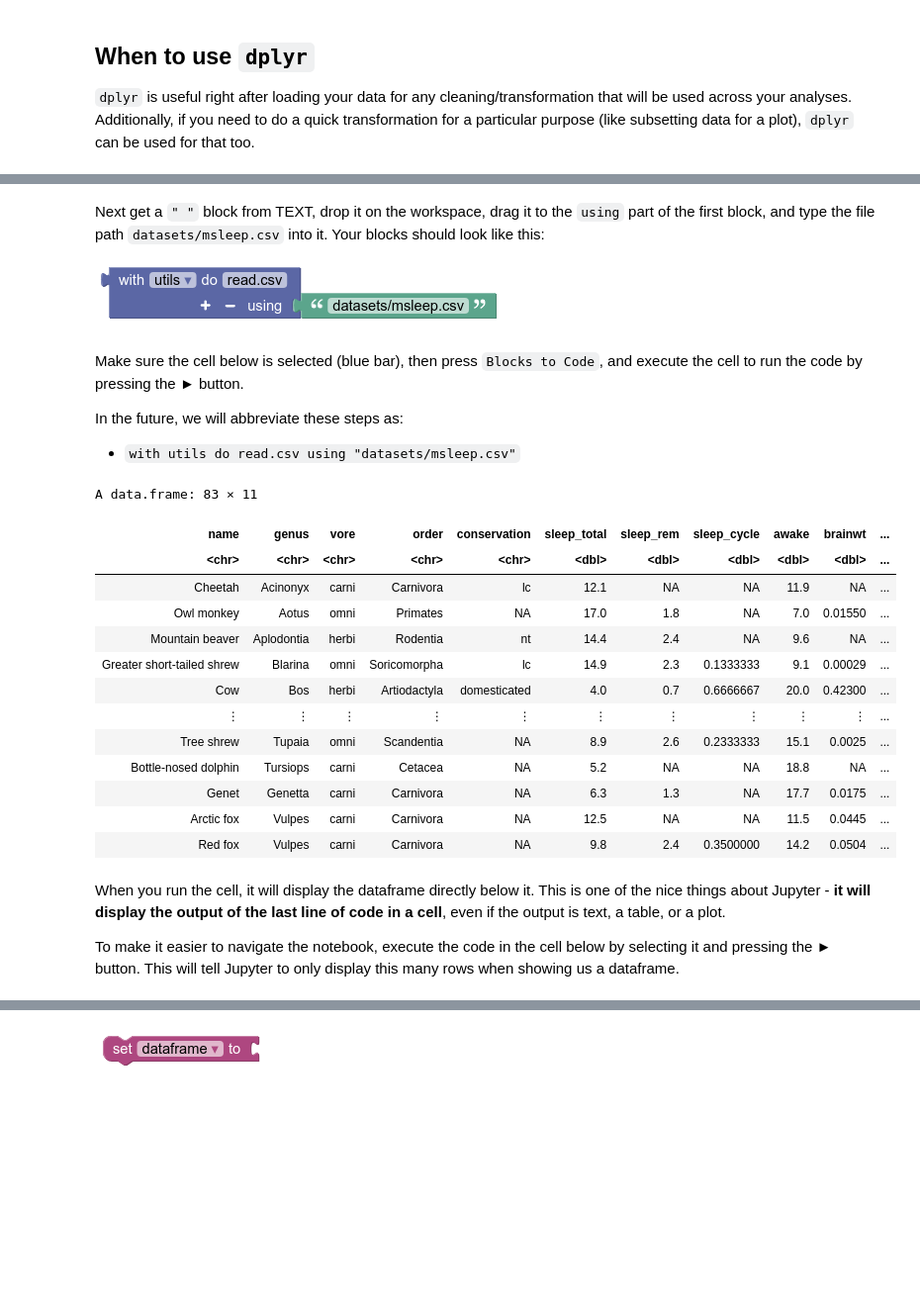
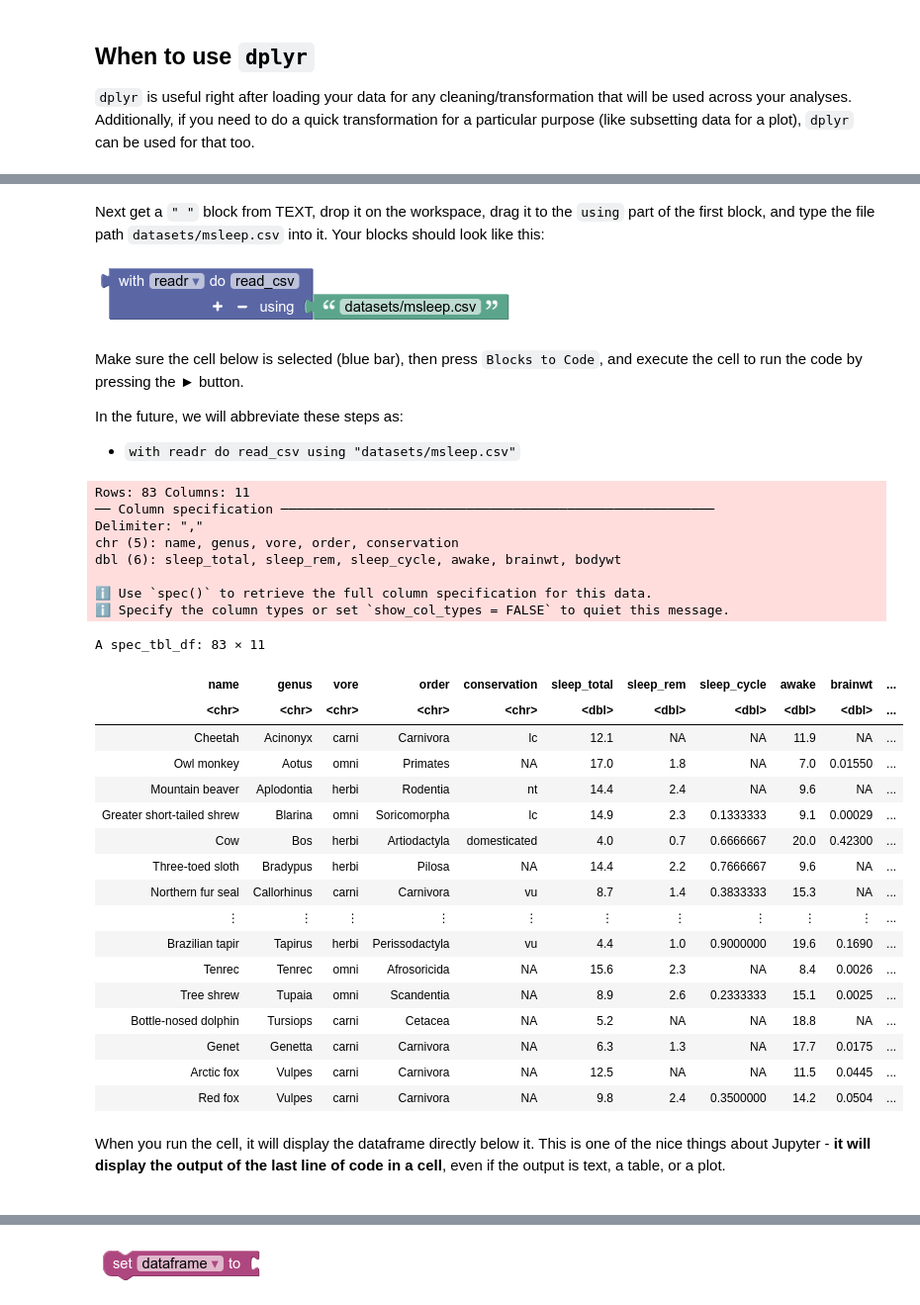
Before and after one commit to memphis-iis/datawhys-content-dplyr, a Jupyter notebook: 2022-04-03-dplyr-intro.ipynb, the cells around one changed output, grey strips where cells are left out. Shown at 99% size. Cells and saved outputs as stored; diff of their text form; code cells hidden in the pictures; blank space fills up the shorter version.

```diff
--- a/2022-04-03-dplyr-intro.ipynb
+++ b/2022-04-03-dplyr-intro.ipynb
@@ -103,27 +102,39 @@ You can do this by scrolling the dropdown, or more usefully, typing part of `rea
 Next get a `" "` block from TEXT, drop it on the workspace, drag it to the `using` part of the first block, and type the file path `datasets/msleep.csv` into it.
 Your blocks should look like this:
 
-![image.png](attachment:image.png-old)
+![image.png](attachment:image.png-new)
 # %% [markdown]
 Make sure the cell below is selected (blue bar), then press `Blocks to Code`, and execute the cell to run the code by pressing the &#9658; button.
 
 In the future, we will abbreviate these steps as:
 
-- `with utils do read.csv using "datasets/msleep.csv"`
+- `with readr do read_csv using "datasets/msleep.csv"`
 # %%
-utils::read.csv("datasets/msleep.csv")
+readr::read_csv("datasets/msleep.csv")
 
-#<xml xmlns="https://developers.google.com/blockly/xml"><variables><variable id=",l;b+;`IzL7CWV:W6HsG">utils</variable></variables><block type="varDoMethod_R" id="XNI^(DyMp5}BPP9ki@n|" x="8" y="176"><mutation items="1"></mutation><field name="VAR" id=",l;b+;`IzL7CWV:W6HsG">utils</field><field name="MEMBER">read.csv</field><data>utils:read.csv</data><value name="ADD0"><block type="text" id="`DTe*W-(}K0jv_r9_AbT"><field name="TEXT">datasets/msleep.csv</field></block></value></block></xml>
+#<xml xmlns="https://developers.google.com/blockly/xml"><variables><variable id="UIZxw)6V7%!0#Y![uLno">readr</variable></variables><block type="varDoMethod_R" id="_%E:|th}{Rpx?VB?G.hw" x="79" y="156"><mutation items="1"></mutation><field name="VAR" id="UIZxw)6V7%!0#Y![uLno">readr</field><field name="MEMBER">read_csv</field><data>readr:read_csv</data><value name="ADD0"><block type="text" id="(}zjrY3t_ZhQqMv)h-e8"><field name="TEXT">datasets/msleep.csv</field></block></value></block></xml>
 # %% [output]
-A data.frame: 83 × 11
+Rows: 83 Columns: 11
+── Column specification ────────────────────────────────────────────────────────
+Delimiter: ","
+chr (5): name, genus, vore, order, conservation
+dbl (6): sleep_total, sleep_rem, sleep_cycle, awake, brainwt, bodywt
+
+ℹ Use `spec()` to retrieve the full column specification for this data.
+ℹ Specify the column types or set `show_col_types = FALSE` to quiet this message.
+A spec_tbl_df: 83 × 11
 | name | genus | vore | order | conservation | sleep_total | sleep_rem | sleep_cycle | awake | brainwt | ... |
 | <chr> | <chr> | <chr> | <chr> | <chr> | <dbl> | <dbl> | <dbl> | <dbl> | <dbl> | ... |
 | Cheetah | Acinonyx | carni | Carnivora | lc | 12.1 | NA | NA | 11.9 | NA | ... |
 | Owl monkey | Aotus | omni | Primates | NA | 17.0 | 1.8 | NA | 7.0 | 0.01550 | ... |
 | Mountain beaver | Aplodontia | herbi | Rodentia | nt | 14.4 | 2.4 | NA | 9.6 | NA | ... |
 | Greater short-tailed shrew | Blarina | omni | Soricomorpha | lc | 14.9 | 2.3 | 0.1333333 | 9.1 | 0.00029 | ... |
 | Cow | Bos | herbi | Artiodactyla | domesticated | 4.0 | 0.7 | 0.6666667 | 20.0 | 0.42300 | ... |
+| Three-toed sloth | Bradypus | herbi | Pilosa | NA | 14.4 | 2.2 | 0.7666667 | 9.6 | NA | ... |
+| Northern fur seal | Callorhinus | carni | Carnivora | vu | 8.7 | 1.4 | 0.3833333 | 15.3 | NA | ... |
 | ⋮ | ⋮ | ⋮ | ⋮ | ⋮ | ⋮ | ⋮ | ⋮ | ⋮ | ⋮ | ... |
+| Brazilian tapir | Tapirus | herbi | Perissodactyla | vu | 4.4 | 1.0 | 0.9000000 | 19.6 | 0.1690 | ... |
+| Tenrec | Tenrec | omni | Afrosoricida | NA | 15.6 | 2.3 | NA | 8.4 | 0.0026 | ... |
 | Tree shrew | Tupaia | omni | Scandentia | NA | 8.9 | 2.6 | 0.2333333 | 15.1 | 0.0025 | ... |
 | Bottle-nosed dolphin | Tursiops | carni | Cetacea | NA | 5.2 | NA | NA | 18.8 | NA | ... |
 | Genet | Genetta | carni | Carnivora | NA | 6.3 | 1.3 | NA | 17.7 | 0.0175 | ... |
@@ -133,5 +144,5 @@ A data.frame: 83 × 11
 When you run the cell, it will display the dataframe directly below it.
 This is one of the nice things about Jupyter - **it will display the output of the last line of code in a cell**, even if the output is text, a table, or a plot.
 
-To make it easier to navigate the notebook, execute the code in the cell below by selecting it and pressing the  &#9658; button.
-This will tell Jupyter to only display this many rows when showing us a dataframe.
+<!-- To make it easier to navigate the notebook, execute the code in the cell below by selecting it and pressing the  &#9658; button.
+This will tell Jupyter to only display this many rows when showing us a dataframe. -->
@@ -140,3 +149,5 @@ options(repr.matrix.max.rows=10)
+# %% [markdown]
+<!-- options(repr.matrix.max.rows=10) -->
 # %% [markdown]
 The `msleep` data is from the [Harvard PH525x course](https://github.com/genomicsclass/dagdata) and contains measures of sleep across various mammals:
 
```
Also changed, not shown: parts of 44 cells of this notebook, 3 other files.
